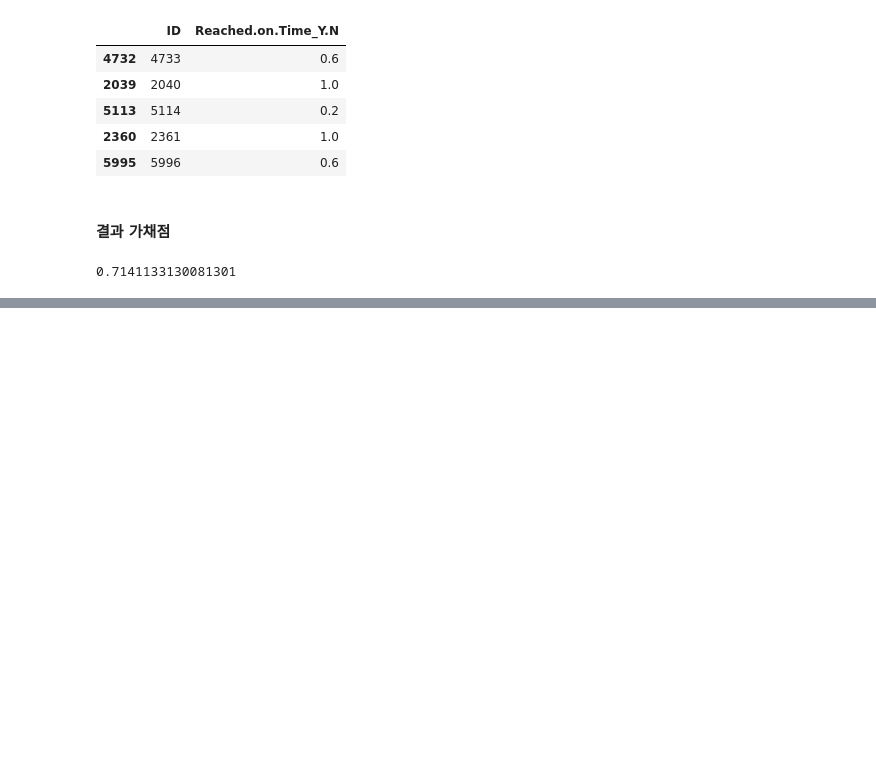
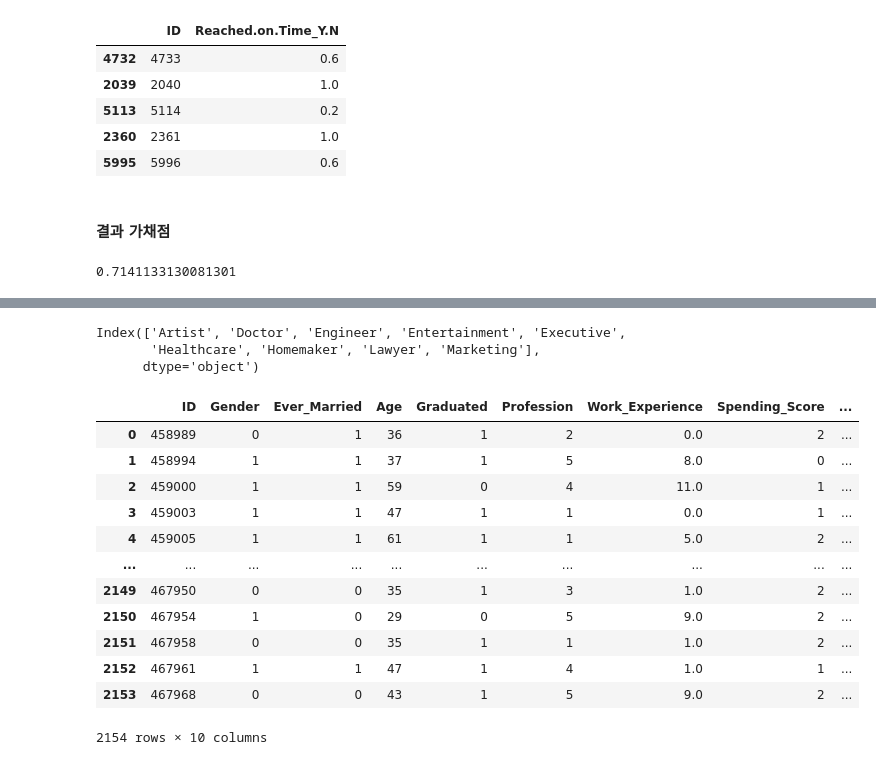
Before and after one commit to zudata/BEAKJOON, a Jupyter notebook: study/Big Data Certification study.ipynb, the cells around one changed output, grey strips where cells are left out. Drawn from its saved outputs; the diff is of its cells as text; code cells hidden in the pictures; blank space fills up the shorter version.

```diff
--- a/study/Big Data Certification study.ipynb
+++ b/study/Big Data Certification study.ipynb
@@ -3703,0 +3837,30 @@ submit.head()
+# %%
+## cat.codes의 label 인코딩은 ABC 순대로 되는 것을 확인할 수 있다
+test['Profession'].astype('category').cat.categories
+# %% [output]
+Index(['Artist', 'Doctor', 'Engineer', 'Entertainment', 'Executive',
+       'Healthcare', 'Homemaker', 'Lawyer', 'Marketing'],
+      dtype='object')
+# %%
+## label encoding
+test['Gender'] = test['Gender'].astype('category').cat.codes
+test['Ever_Married'] = test['Ever_Married'].astype('category').cat.codes
+test['Graduated'] = test['Graduated'].astype('category').cat.codes
+test['Profession'] = test['Profession'].astype('category').cat.codes
+test['Spending_Score'] = test['Spending_Score'].astype('category').cat.codes
+test['Var_1'] = test['Var_1'].astype('category').cat.codes
+test
+# %% [output]
+|  | ID | Gender | Ever_Married | Age | Graduated | Profession | Work_Experience | Spending_Score | ... |
+| 0 | 458989 | 0 | 1 | 36 | 1 | 2 | 0.0 | 2 | ... |
+| 1 | 458994 | 1 | 1 | 37 | 1 | 5 | 8.0 | 0 | ... |
+| 2 | 459000 | 1 | 1 | 59 | 0 | 4 | 11.0 | 1 | ... |
+| 3 | 459003 | 1 | 1 | 47 | 1 | 1 | 0.0 | 1 | ... |
+| 4 | 459005 | 1 | 1 | 61 | 1 | 1 | 5.0 | 2 | ... |
+| ... | ... | ... | ... | ... | ... | ... | ... | ... | ... |
+| 2149 | 467950 | 0 | 0 | 35 | 1 | 3 | 1.0 | 2 | ... |
+| 2150 | 467954 | 1 | 0 | 29 | 0 | 5 | 9.0 | 2 | ... |
+| 2151 | 467958 | 0 | 0 | 35 | 1 | 1 | 1.0 | 2 | ... |
+| 2152 | 467961 | 1 | 1 | 47 | 1 | 4 | 1.0 | 1 | ... |
+| 2153 | 467968 | 0 | 0 | 43 | 1 | 5 | 9.0 | 2 | ... |
+2154 rows × 10 columns
```
Also changed, not shown: parts of 85 cells of this notebook.
